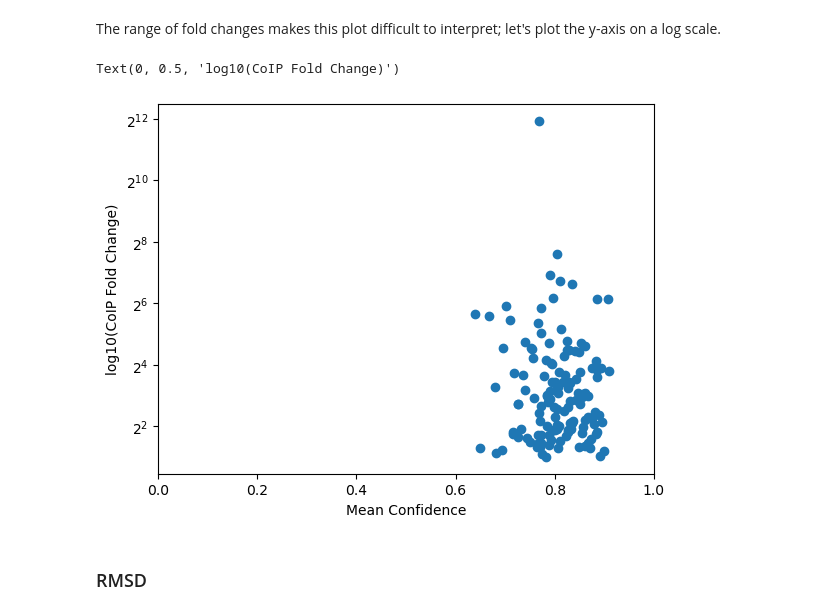
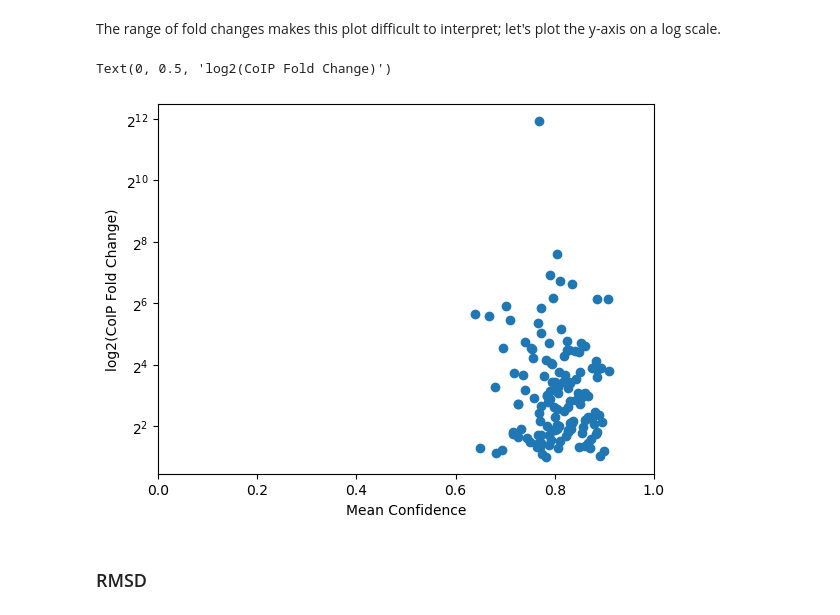
Before and after one commit to photosynthesharpe/alpha-utility, a Jupyter notebook: notebooks/coIP_vs_predicted.ipynb, the cells around one changed output. Saved outputs shown, nothing was run; the diff lists cells and outputs as text; code cells hidden in the pictures.

```diff
--- a/notebooks/coIP_vs_predicted.ipynb
+++ b/notebooks/coIP_vs_predicted.ipynb
@@ -84,11 +84,11 @@ The range of fold changes makes this plot difficult to interpret; let's plot the
 # %%
 plt.semilogy(to_plot.meanconfidence, to_plot['Fold Change CM_vs_CMC'],'o', base=2)
 plt.xlim(0, 1)
 plt.xlabel('Mean Confidence')
-plt.ylabel('log10(CoIP Fold Change)')
+plt.ylabel('log2(CoIP Fold Change)')
 # %% [output]
-Text(0, 0.5, 'log10(CoIP Fold Change)')
+Text(0, 0.5, 'log2(CoIP Fold Change)')
-[figure, old version]
+[figure, new version]
 # %% [markdown]
 ### RMSD
 # %%
```
Also changed, not shown: parts of 5 cells of this notebook, 1 other file.
